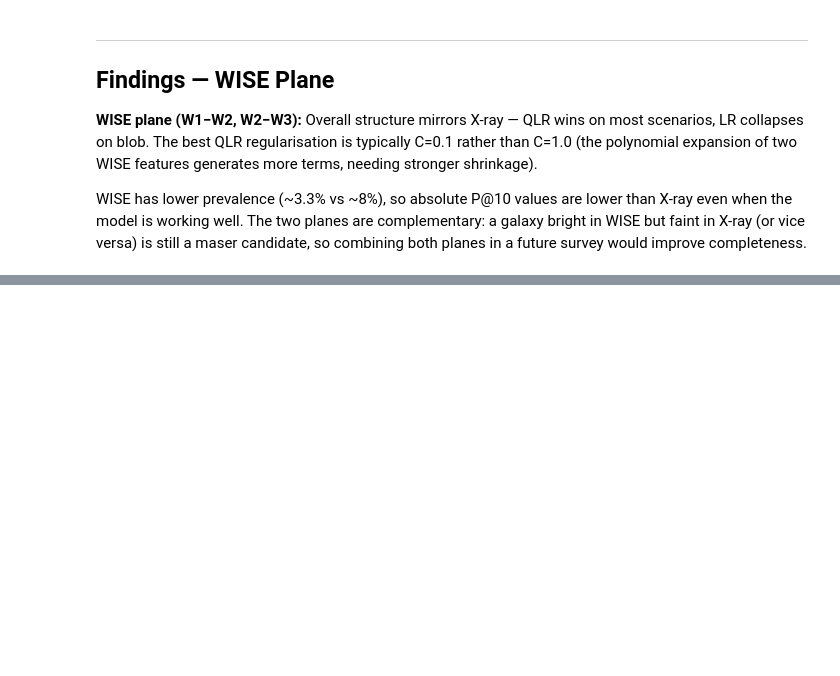
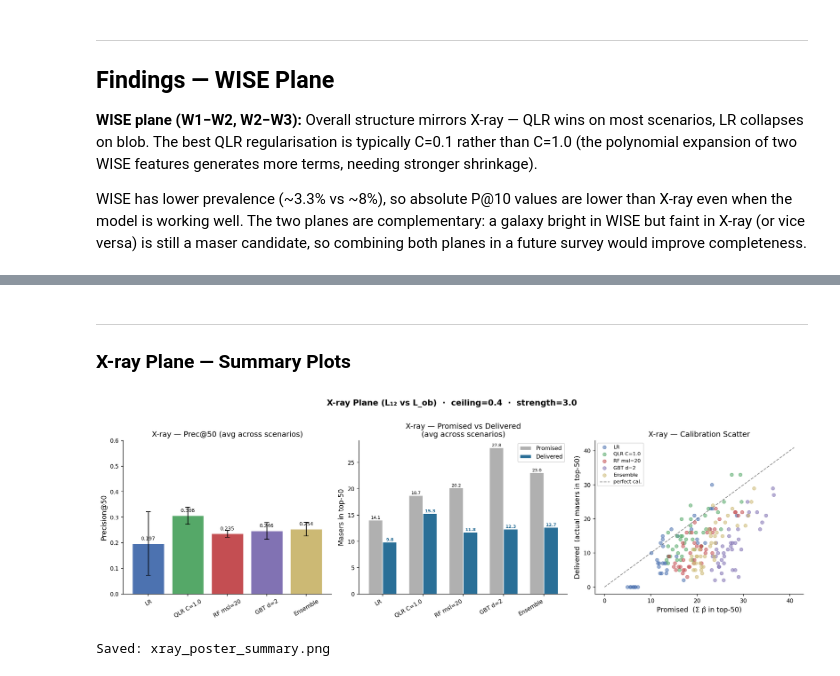
Before and after one commit to spragunr/maser-research, a Jupyter notebook: Claire_Analysis.ipynb, the cells around one changed output, grey strips where cells are left out. Saved outputs shown, nothing was run; the diff lists cells and outputs as text; code cells hidden in the pictures; blank space fills up the shorter version.

```diff
--- a/Claire_Analysis.ipynb
+++ b/Claire_Analysis.ipynb
@@ -124,13 +124,15 @@ def fold_metrics(build_fn, df, feat=FEAT, tgt=TGT,
     top50 = np.argsort(p_all)[::-1][:min(50, len(y_all))]
 
     return dict(
-        roc      = np.nanmean(rocs),
-        brier    = np.mean(b01s),
-        bss      = np.nanmean(bsss),
-        brier_pt = np.mean(bpts),
-        p10      = np.mean(p10s),
-        p10_std  = np.std(p10s),
-        prec50   = y_all[top50].mean(),
+        roc            = np.nanmean(rocs),
+        brier          = np.mean(b01s),
+        bss            = np.nanmean(bsss),
+        brier_pt       = np.mean(bpts),
+        p10            = np.mean(p10s),
+        p10_std        = np.std(p10s),
+        prec50         = y_all[top50].mean(),
+        promised_at_n  = float(p_all[top50].sum()),
+        delivered_at_n = float(y_all[top50].sum()),
     )
 
 def oof_predict(build_fn, df, feat=FEAT, tgt=TGT, seed=42):
@@ -542,0 +631,10 @@ WISE has lower prevalence (~3.3% vs ~8%), so absolute P@10 values are lower than
+# %%
+for plane_name, res in [("X-ray", results), ("WISE", wise_results)]:
+    print(f"{plane_name} — BSS and Brier pt (mean across all scenarios)")
+    print(f"  {'Model':16s}  {'BSS':>7}  {'Brier pt':>10}  {'Brier':>8}")
+    print(f"  {'-'*46}")
+    for mname in res["model"].unique():
+        sub = res[res["model"] == mname]
+        print(f"  {mname:16s}  {sub['bss'].mean():7.3f}  "
+              f"{sub['brier_pt'].mean():10.5f}  {sub['brier'].mean():8.4f}")
+    print()
@@ -542,0 +847,21 @@ WISE has lower prevalence (~3.3% vs ~8%), so absolute P@10 values are lower than
+# %% [markdown]
+---
+### X-ray Plane — Summary Plots
+# %%
+# X-ray: Prec@50 avg + Promised vs Delivered avg + Calibration scatter
+fig, axes = plt.subplots(1, 3, figsize=(16, 5))
+
+plot_prec_avg(results, MODEL_COLORS_XRAY,
+              title="X-ray — Prec@50 (avg across scenarios)", ax=axes[0])
+plot_pvd_avg(results, MODEL_COLORS_XRAY, plane="X-ray", ax=axes[1])
+plot_pvd_calibration(pvd_df, MODEL_COLORS_XRAY, plane="X-ray", ax=axes[2])
+
+plt.suptitle("X-ray Plane (L₁₂ vs L_ob)  ·  ceiling=0.4  ·  strength=3.0",
+             fontsize=13, fontweight="bold", y=1.01)
+plt.tight_layout()
+plt.savefig("xray_poster_summary.png", dpi=150, bbox_inches="tight")
+plt.show()
+print("Saved: xray_poster_summary.png")
+# %% [output]
+[figure, added]
+Saved: xray_poster_summary.png
```
Also changed, not shown: parts of 18 cells of this notebook.
